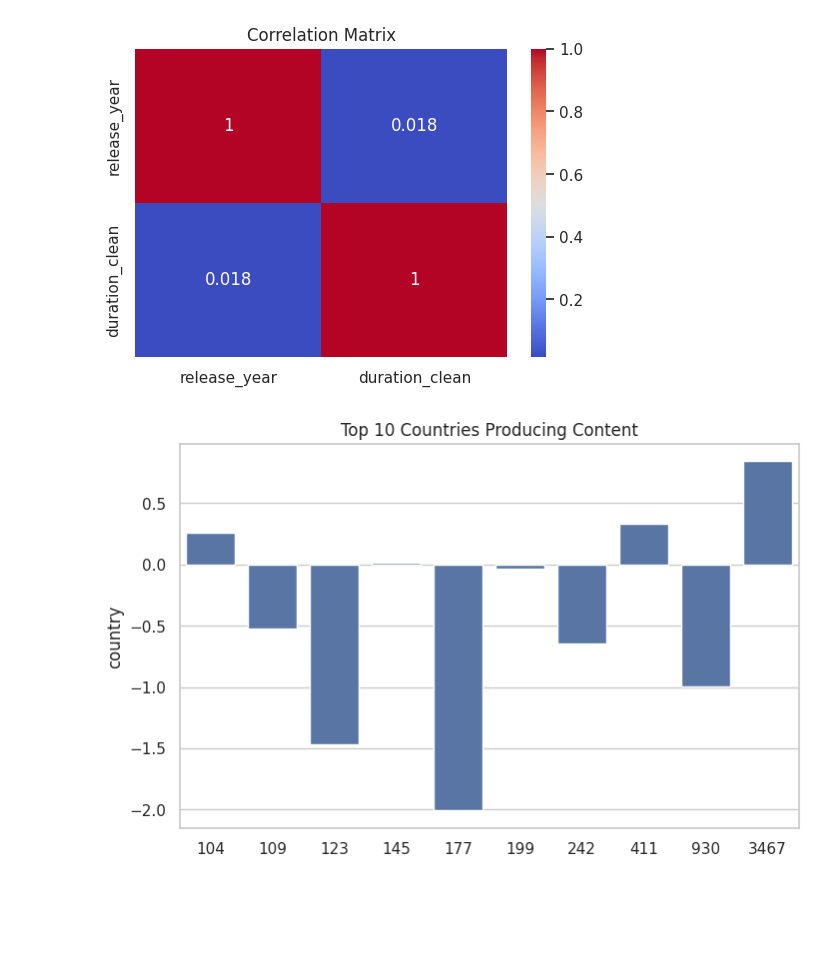
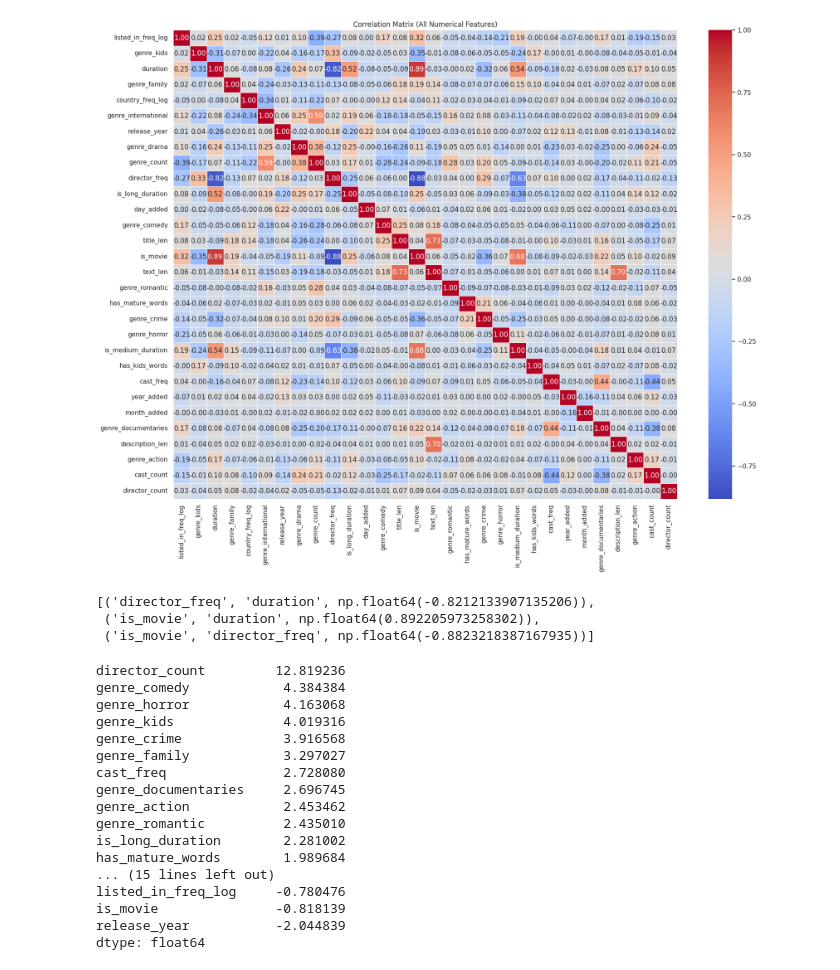
Before and after one commit to DivyajyotiBiswal-Hestabit/LearnRush, a Jupyter notebook: week6-ML/src/notebooks/EDA.ipynb, the cells around one changed output. Drawn from its saved outputs; the diff is of its cells as text; code cells hidden in the pictures; blank space fills up the shorter version.

```diff
--- a/week6-ML/src/notebooks/EDA.ipynb
+++ b/week6-ML/src/notebooks/EDA.ipynb
@@ -3,7 +3,13 @@ import pandas as pd
 import numpy as np
 import matplotlib.pyplot as plt
 import seaborn as sns
+import os
 
 sns.set(style="whitegrid")
+plt.rcParams["figure.figsize"] = (10, 6)
 
+# Load dataset
 DATA_PATH = "../data/processed/final.csv"
+df = pd.read_csv(DATA_PATH)
+
+print("Dataset Loaded Successfully")
@@ -80,5 +115,0 @@ plt.show()
-# %%
-# Ensure duration is string first
-df["duration_clean"] = df["duration"].astype(str).str.extract(r"(\d+)").astype(float)
-
-df["duration_clean"].head()
@@ -91,0 +116,4 @@ Name: duration_clean, dtype: float64
+# %%
+num_cols = df.select_dtypes(include=np.number).columns.tolist()
+
+num_cols
@@ -107,26 +183,50 @@ for col in numeric_cols:
 # %%
-corr_df = df[["release_year", "duration_clean"]]
 
-corr = corr_df.corr()
+corr = df[num_cols].corr()
 
-plt.figure(figsize=(6,4))
+plt.figure(figsize=(20, 15))
+sns.heatmap(
+    corr,
+    annot=True,
+    fmt=".2f",
+    cmap="coolwarm",
+    linewidths=0.5
+)
 
-sns.heatmap(corr, annot=True, cmap="coolwarm")
-
-plt.title("Correlation Matrix")
-
+plt.title("Correlation Matrix (All Numerical Features)")
 plt.show()
 # %% [output]
-[figure, old version]
+[figure, new version]
-# %%
-top_countries = df["country"].value_counts().head(10)
-
-plt.figure(figsize=(8,5))
-
-sns.barplot(x=top_countries.values, y=top_countries.index)
-
-plt.title("Top 10 Countries Producing Content")
-
-plt.show()
-# %% [output]
-[figure, removed]
+# %%
+high_corr = []
+
+for i in range(len(corr.columns)):
+    for j in range(i):
+        if abs(corr.iloc[i, j]) > 0.8:
+            high_corr.append((corr.columns[i], corr.columns[j], corr.iloc[i, j]))
+
+high_corr
+# %% [output]
+[('director_freq', 'duration', np.float64(-0.8212133907135206)),
+ ('is_movie', 'duration', np.float64(0.892205973258302)),
+ ('is_movie', 'director_freq', np.float64(-0.8823218387167935))]
+# %%
+df[num_cols].skew().sort_values(ascending=False)
+# %% [output]
+director_count         12.819236
+genre_comedy            4.384384
+genre_horror            4.163068
+genre_kids              4.019316
+genre_crime             3.916568
+genre_family            3.297027
+cast_freq               2.728080
+genre_documentaries     2.696745
+genre_action            2.453462
+genre_romantic          2.435010
+is_long_duration        2.281002
+has_mature_words        1.989684
+... (15 lines left out)
+listed_in_freq_log     -0.780476
+is_movie               -0.818139
+release_year           -2.044839
+dtype: float64
```
Also changed, not shown: parts of 17 cells of this notebook, 20 other files.
